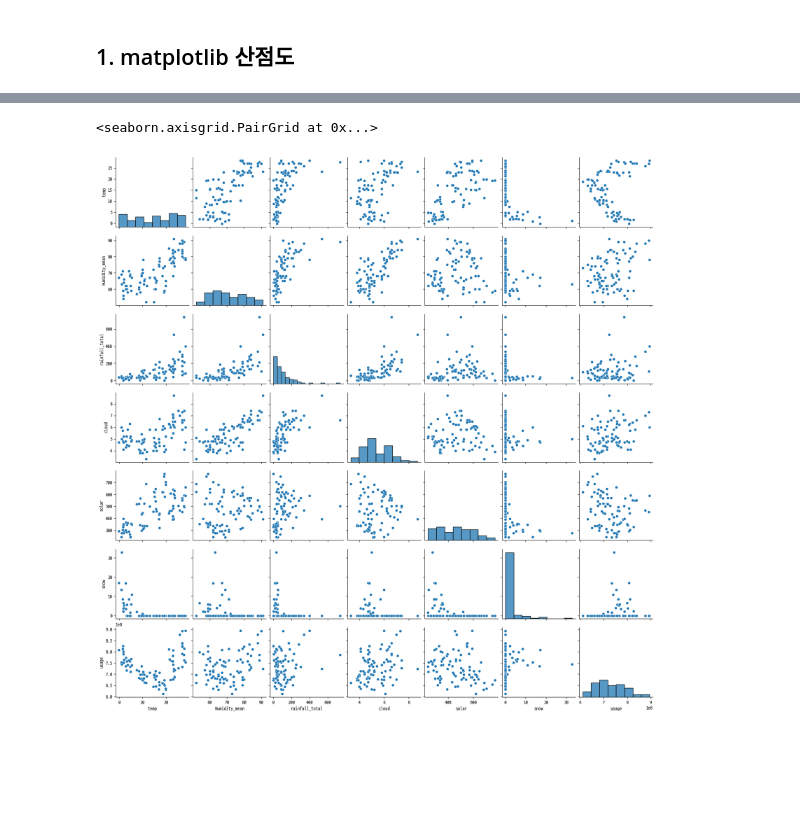
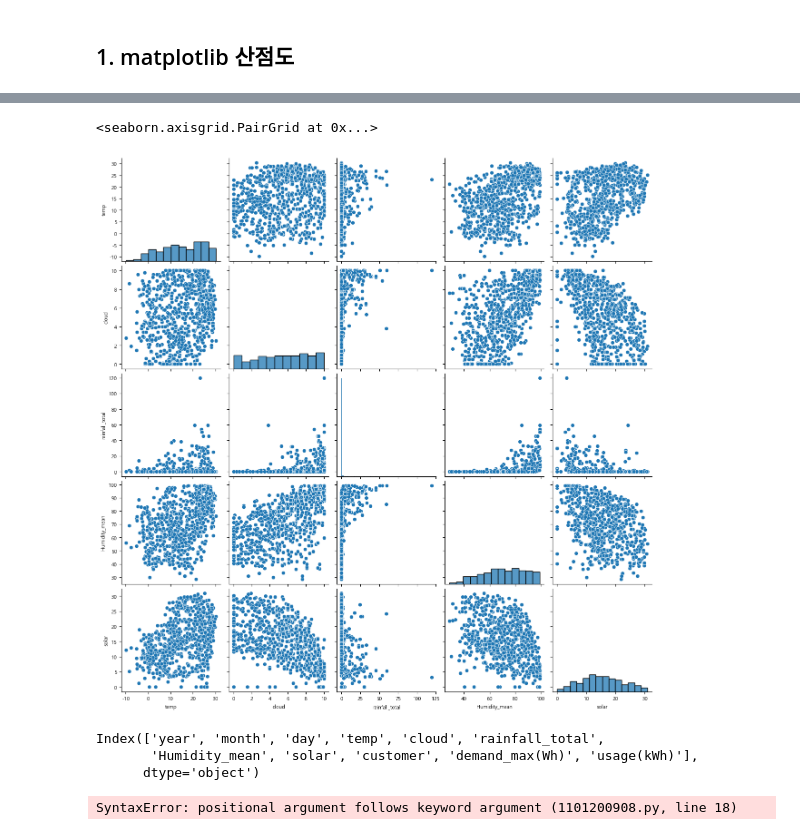
Before and after one commit to ThatHomr/Project_3, a Jupyter notebook: psj_reference/visual_pv3.ipynb, the cells around one changed output, grey strips where cells are left out. Drawn from its saved outputs; the diff is of its cells as text; code cells hidden in the pictures; blank space fills up the shorter version.

```diff
--- a/psj_reference/visual_pv3.ipynb
+++ b/psj_reference/visual_pv3.ipynb
@@ -61,0 +55,3 @@ Index(['Unnamed: 0.1', 'Unnamed: 0', 'year', 'month', 'day', 'temp', 'cloud',
+# %%
+df = df.drop(columns = ['Unnamed: 0.1', 'Unnamed: 0'])
+df.columns
@@ -153,7 +150,7 @@ for feature in weather_df:
 # %%
-sns.pairplot(df, vars=['temp', 'Humidity_mean', 'rainfall_total', 'cloud',
-       'solar', 'snow', 'usage'])
+sns.pairplot(df, vars=['temp', 'cloud',
+              'rainfall_total', 'Humidity_mean', 'solar'])
 # %% [output]
 <seaborn.axisgrid.PairGrid at 0x...>
-[figure, old version]
+[figure, new version]
 # %%
@@ -180,21 +178,30 @@ for feature in weather_df:
 
        # 그래프 출력
        fig.show()
+# %%
+df.columns
+# %% [output]
+Index(['year', 'month', 'day', 'temp', 'cloud', 'rainfall_total',
+       'Humidity_mean', 'solar', 'customer', 'demand_max(Wh)', 'usage(kWh)'],
+      dtype='object')
 # %%
-weather_df = ['Humidity_mean','rainfall_total', 'cloud', 'solar', 'snow']
+weather_df = ['temp', 'cloud', 'rainfall_total',
+              'Humidity_mean', 'solar']
 col_label = {'Humidity_mean' : '습도',
              'rainfall_total' : '강수량',
              'cloud' : '운량(구름의 양)',
              'solar' : '합계 일사량',
-             'snow' : '적설량'}
+            }
 
 for feature in weather_df:
     fig = px.scatter(df,
                     x="temp",
-                    y="usage",
+                    y="demand_max(Wh)",
                     title='날씨와 전력량에 따른 관계',
                     template='plotly_dark',
                     color=feature,
                     color_continuous_scale=["white", "red"],
-                    labels={'temp': '기온', 'usage': '전력량', feature: col_label[feature]})
+                    labels={'temp': '기온', "demand_max(Wh)": '전력량', feature: col_label[feature]})
     fig.show()
+# %% [output]
+SyntaxError: positional argument follows keyword argument (1101200908.py, line 18)
```
Also changed, not shown: parts of 20 cells of this notebook.
